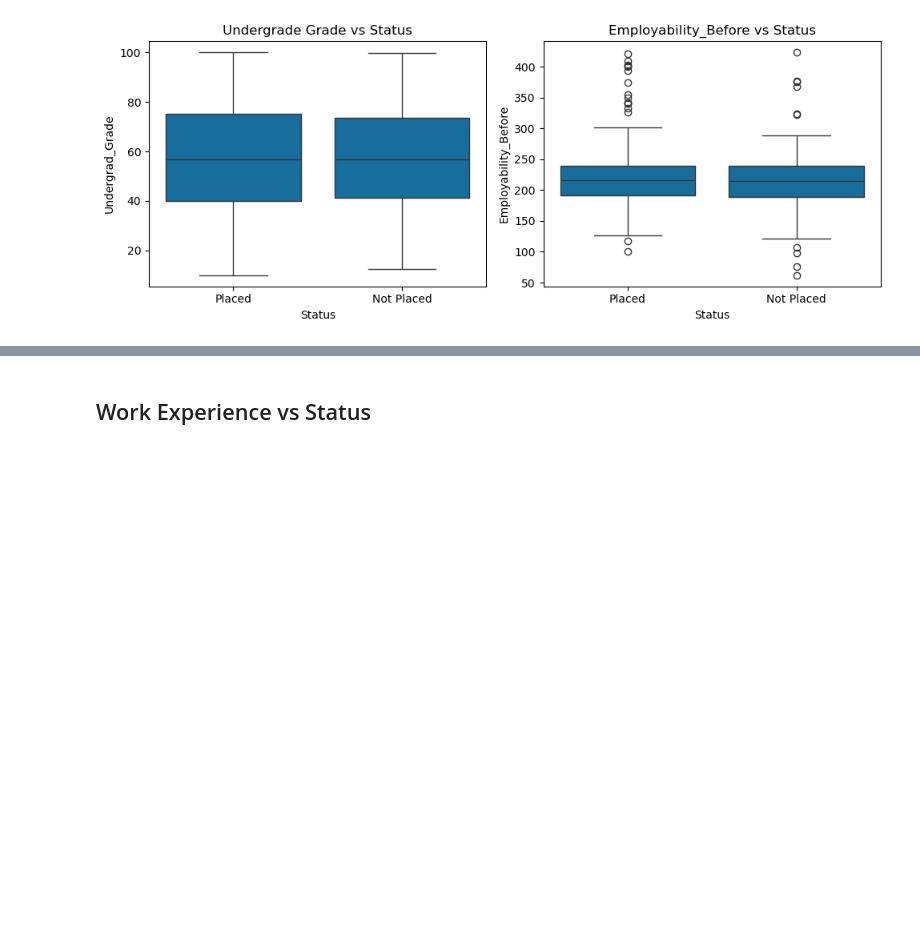
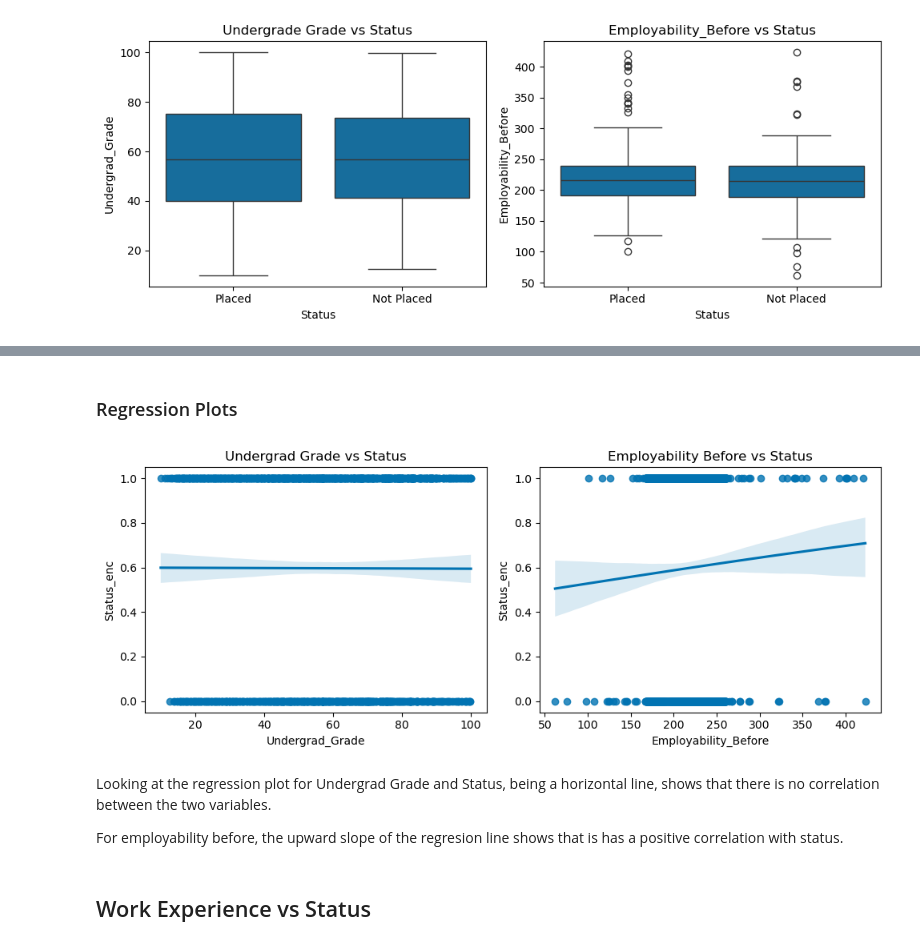
Before and after one commit to junclemente/ads505-FinalProject, a Jupyter notebook: eda/bivariate_analysis.ipynb, the cells around one changed output, grey strips where cells are left out. Drawn from its saved outputs; the diff is of its cells as text; code cells hidden in the pictures; blank space fills up the shorter version.

Commit message:
Completed analysis of undergrad grade and employability before

```diff
--- a/eda/bivariate_analysis.ipynb
+++ b/eda/bivariate_analysis.ipynb
@@ -102,3 +120,23 @@ plt.show()
+# %% [markdown]
+### Regression Plots
+# %%
+fig, ax = plt.subplots(1, 2, figsize=(10, 4))
+
+sns.regplot(x="Undergrad_Grade", y="Status_enc", data=df, logistic=True, ax=ax[0])
+ax[0].set_title("Undergrad Grade vs Status")
+
+sns.regplot(x="Employability_Before", y="Status_enc", data=df, logistic=True, ax=ax[1])
+ax[1].set_title("Employability Before vs Status")
+
+
+plt.tight_layout()
+plt.show()
+# %% [output]
+[figure, added]
+# %% [markdown]
+Looking at the regression plot for Undergrad Grade and Status, being a horizontal line, shows that there is no correlation between the two variables.
+
+For employability before, the upward slope of the regresion line shows that is has a positive correlation with status.
 # %% [markdown]
 ## Work Experience vs Status
 # %%
```
Also changed, not shown: parts of 9 cells of this notebook.
